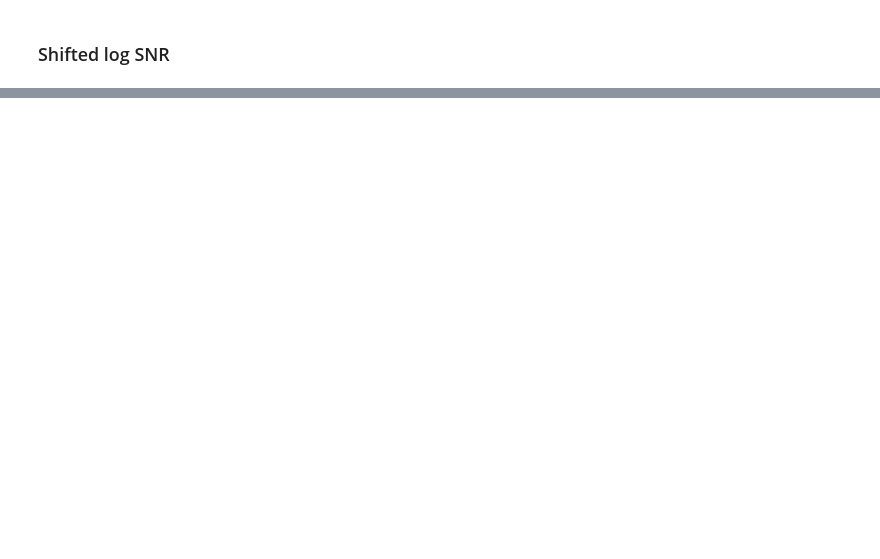
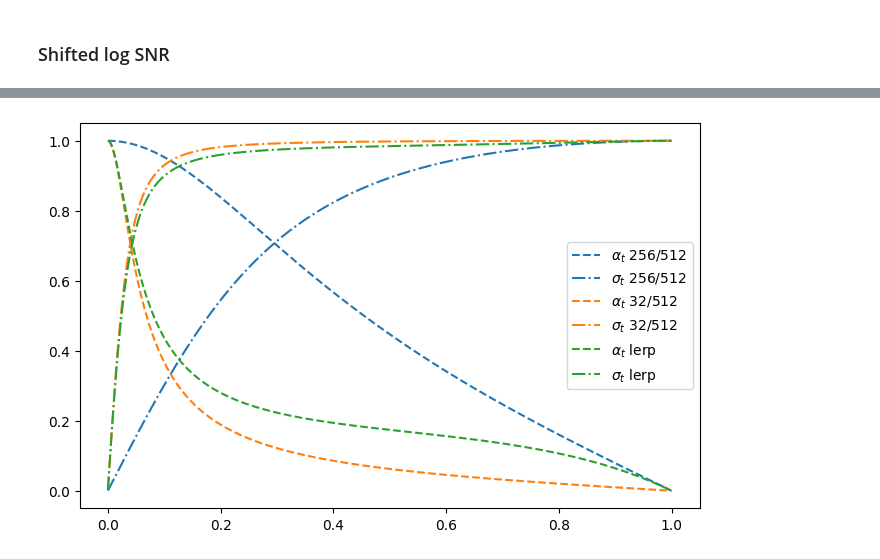
Before and after one commit to ssslakter/py-playground, a Jupyter notebook: matplotlib/1_shifted_schedule.ipynb, the cells around one changed output, grey strips where cells are left out. Cells and saved outputs as stored; diff of their text form; code cells hidden in the pictures; blank space fills up the shorter version.

Commit message:
lerp

```diff
--- a/matplotlib/1_shifted_schedule.ipynb
+++ b/matplotlib/1_shifted_schedule.ipynb
@@ -107,0 +105,19 @@ plt.show()
+# %%
+log_snr_lerp = shifted_logsnr(t, 256/512)*t + shifted_logsnr(t, 32/512)*(1-t)
+alpha, sigma = sheduler(log_snr_lerp)
+# %%
+%matplotlib inline
+fig,ax = plt.subplots(figsize=(8,5))
+a1,s1 = sheduler(shifted_logsnr(t, 256/512))
+a2,s2 = sheduler(shifted_logsnr(t, 32/512))
+ax.plot(t,a1, label=r'$\alpha_t$ 256/512', c = 'C0', linestyle='--')
+ax.plot(t,s1, label=r'$\sigma_t$ 256/512', c = 'C0', linestyle='-.')
+ax.plot(t,a2, label=r'$\alpha_t$ 32/512', c = 'C1', linestyle='--')
+ax.plot(t,s2, label=r'$\sigma_t$ 32/512', c = 'C1', linestyle='-.')
+ax.plot(t,alpha, label=r'$\alpha_t$ lerp', c = 'C2', linestyle='--')
+ax.plot(t,sigma, label=r'$\sigma_t$ lerp', c = 'C2', linestyle='-.')
+
+ax.legend()
+plt.show()
+# %% [output]
+[figure, added]
```
Also changed, not shown: parts of 9 cells of this notebook.
